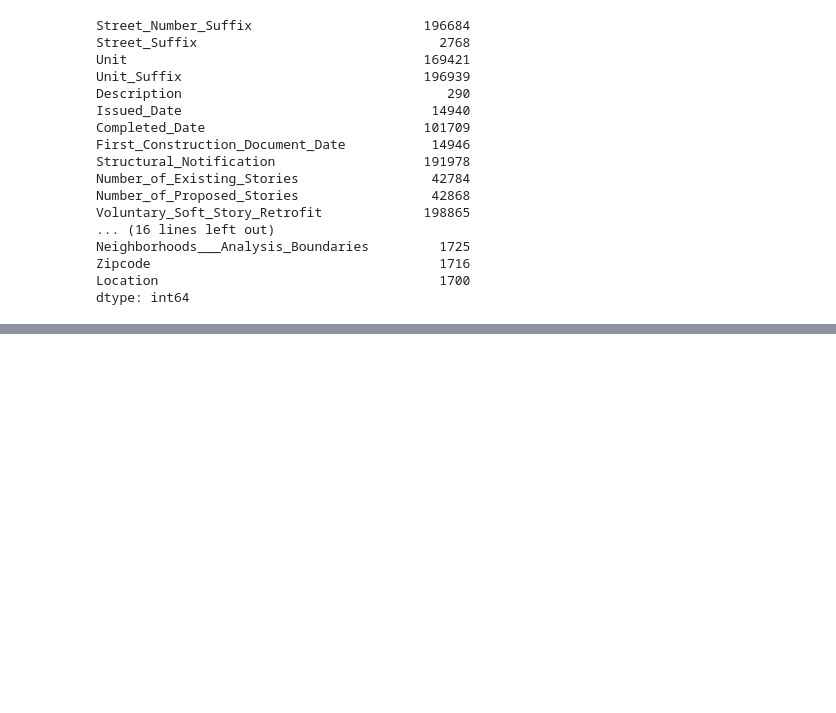
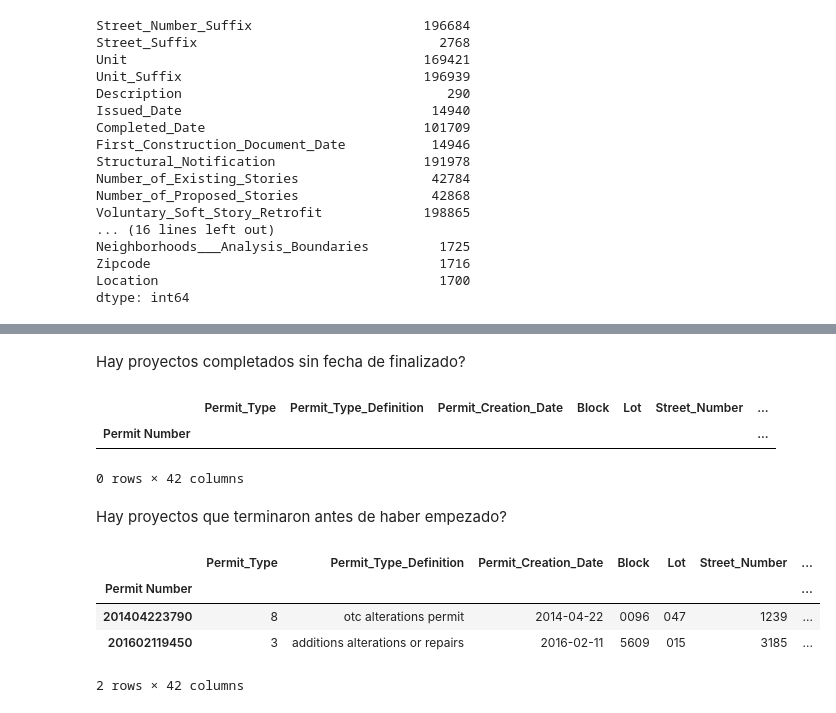
Before and after one commit to renzobechler-zz/diplodatos, a Jupyter notebook: AnalisisYCuracion/Laboratorio.ipynb, the cells around one changed output, grey strips where cells are left out. Saved outputs shown, nothing was run; the diff lists cells and outputs as text; code cells hidden in the pictures; blank space fills up the shorter version.

```diff
--- a/AnalisisYCuracion/Laboratorio.ipynb
+++ b/AnalisisYCuracion/Laboratorio.ipynb
@@ -275,0 +367,18 @@ SanFrancisco_Building_Permits[SanFrancisco_Building_Permits['Street_Number_Suffi
+# %% [markdown]
+Hay proyectos completados sin fecha de finalizado?
+# %%
+SanFrancisco_Building_Permits[(SanFrancisco_Building_Permits.Current_Status == 'complete') & (SanFrancisco_Building_Permits.Completed_Date.isnull())]
+# %% [output]
+|  | Permit_Type | Permit_Type_Definition | Permit_Creation_Date | Block | Lot | Street_Number | ... |
+| Permit Number |  |  |  |  |  |  | ... |
+0 rows × 42 columns
+# %% [markdown]
+Hay proyectos que terminaron antes de haber empezado?
+# %%
+SanFrancisco_Building_Permits[(SanFrancisco_Building_Permits.Filed_Date > SanFrancisco_Building_Permits.Completed_Date)]
+# %% [output]
+|  | Permit_Type | Permit_Type_Definition | Permit_Creation_Date | Block | Lot | Street_Number | ... |
+| Permit Number |  |  |  |  |  |  | ... |
+| 201404223790 | 8 | otc alterations permit | 2014-04-22 | 0096 | 047 | 1239 | ... |
+| 201602119450 | 3 | additions alterations or repairs | 2016-02-11 | 5609 | 015 | 3185 | ... |
+2 rows × 42 columns
```
Also changed, not shown: parts of 25 cells of this notebook, 1 other file.
